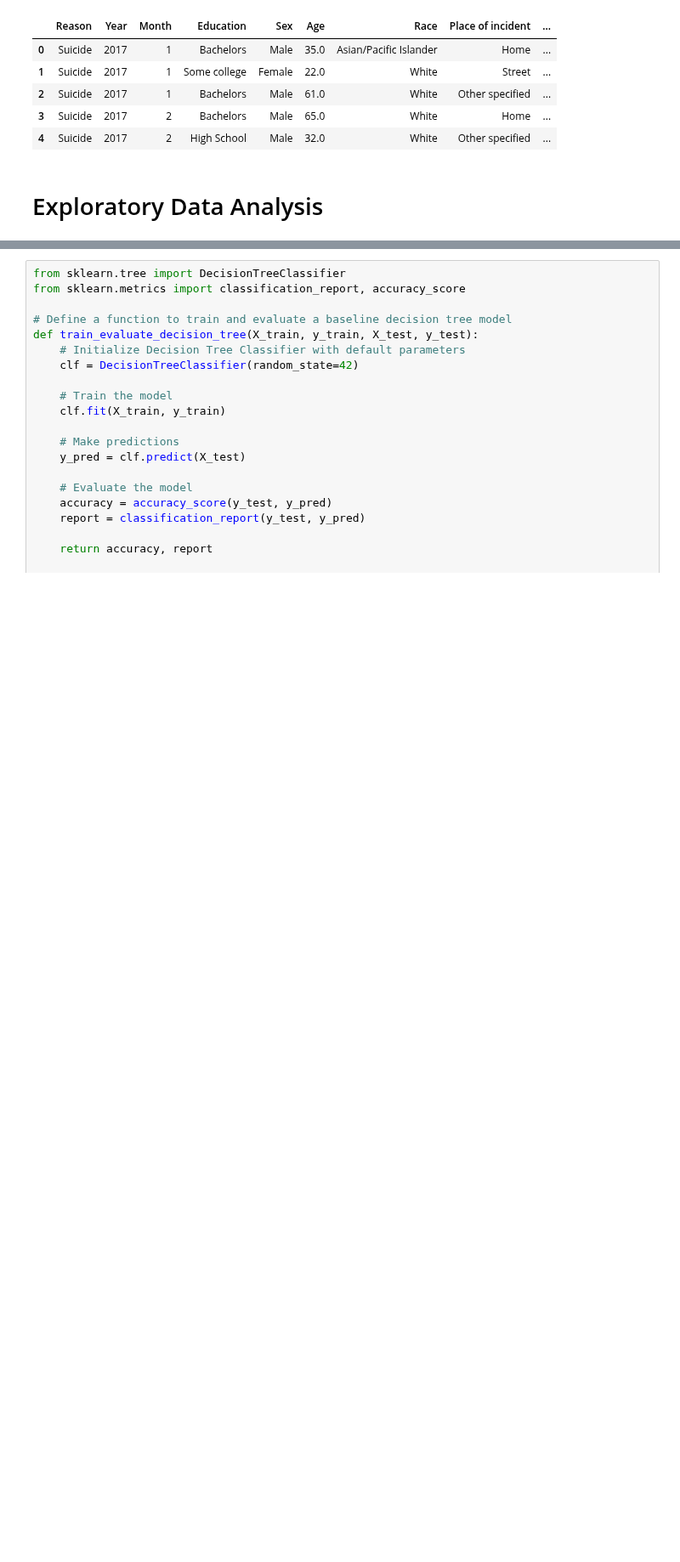
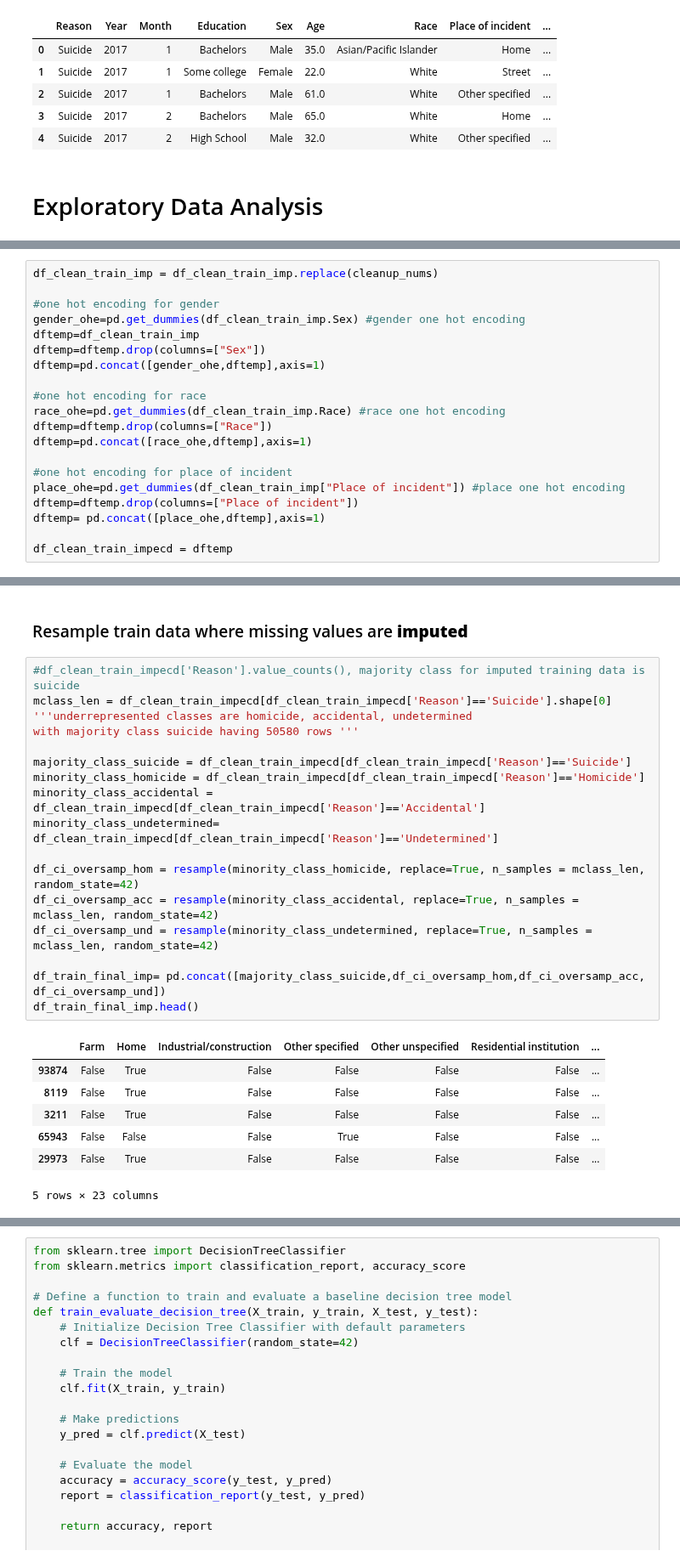
Before and after one commit to ahuang28/cs3244_final_project, a Jupyter notebook: code.ipynb, the cells around one changed output, grey strips where cells are left out. Shown at 85% size. Drawn from its saved outputs; the diff is of its cells as text; blank space fills up the shorter version.

```diff
--- a/code.ipynb
+++ b/code.ipynb
@@ -273,0 +168,20 @@ df_clean_remove_test
+# %%
+df_clean_train_imp = df_clean_train_imp.replace(cleanup_nums)
+
+#one hot encoding for gender
+gender_ohe=pd.get_dummies(df_clean_train_imp.Sex) #gender one hot encoding
+dftemp=df_clean_train_imp
+dftemp=dftemp.drop(columns=["Sex"])
+dftemp=pd.concat([gender_ohe,dftemp],axis=1)
+
+#one hot encoding for race
+race_ohe=pd.get_dummies(df_clean_train_imp.Race) #race one hot encoding
+dftemp=dftemp.drop(columns=["Race"])
+dftemp=pd.concat([race_ohe,dftemp],axis=1)
+
+#one hot encoding for place of incident
+place_ohe=pd.get_dummies(df_clean_train_imp["Place of incident"]) #place one hot encoding
+dftemp=dftemp.drop(columns=["Place of incident"])
+dftemp= pd.concat([place_ohe,dftemp],axis=1)
+
+df_clean_train_impecd = dftemp
@@ -273,0 +216,27 @@ df_clean_remove_test
+# %% [markdown]
+### Resample train data where missing values are **imputed**
+# %%
+#df_clean_train_impecd['Reason'].value_counts(), majority class for imputed training data is suicide
+mclass_len = df_clean_train_impecd[df_clean_train_impecd['Reason']=='Suicide'].shape[0]
+'''underrepresented classes are homicide, accidental, undetermined
+with majority class suicide having 50580 rows '''
+
+majority_class_suicide = df_clean_train_impecd[df_clean_train_impecd['Reason']=='Suicide']
+minority_class_homicide = df_clean_train_impecd[df_clean_train_impecd['Reason']=='Homicide']
+minority_class_accidental = df_clean_train_impecd[df_clean_train_impecd['Reason']=='Accidental']
+minority_class_undetermined= df_clean_train_impecd[df_clean_train_impecd['Reason']=='Undetermined']
+
+df_ci_oversamp_hom = resample(minority_class_homicide, replace=True, n_samples = mclass_len, random_state=42)
+df_ci_oversamp_acc = resample(minority_class_accidental, replace=True, n_samples = mclass_len, random_state=42)
+df_ci_oversamp_und = resample(minority_class_undetermined, replace=True, n_samples = mclass_len, random_state=42)
+
+df_train_final_imp= pd.concat([majority_class_suicide,df_ci_oversamp_hom,df_ci_oversamp_acc, df_ci_oversamp_und])
+df_train_final_imp.head()
+# %% [output]
+|  | Farm | Home | Industrial/construction | Other specified | Other unspecified | Residential institution | ... |
+| 93874 | False | True | False | False | False | False | ... |
+| 8119 | False | True | False | False | False | False | ... |
+| 3211 | False | True | False | False | False | False | ... |
+| 65943 | False | False | False | True | False | False | ... |
+| 29973 | False | True | False | False | False | False | ... |
+5 rows × 23 columns
```
Also changed, not shown: parts of 47 cells of this notebook.
